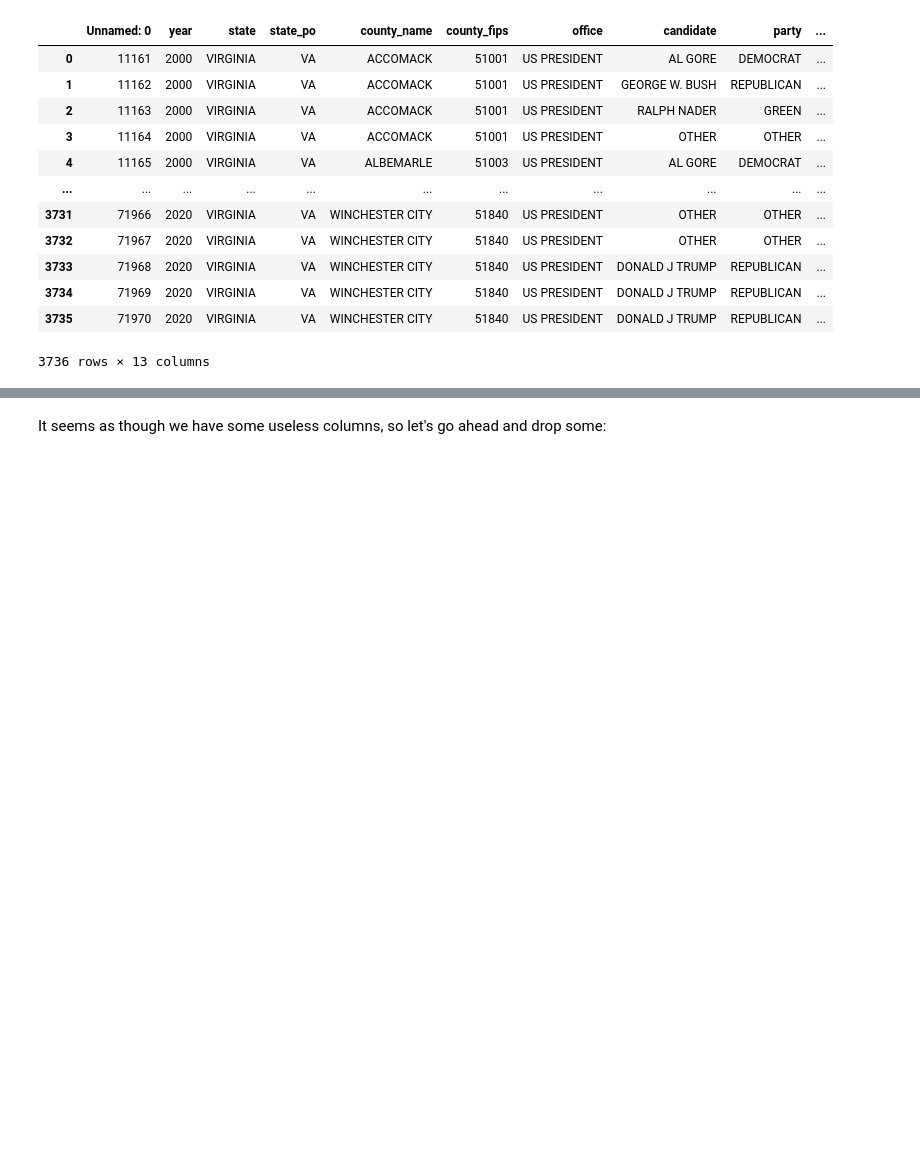
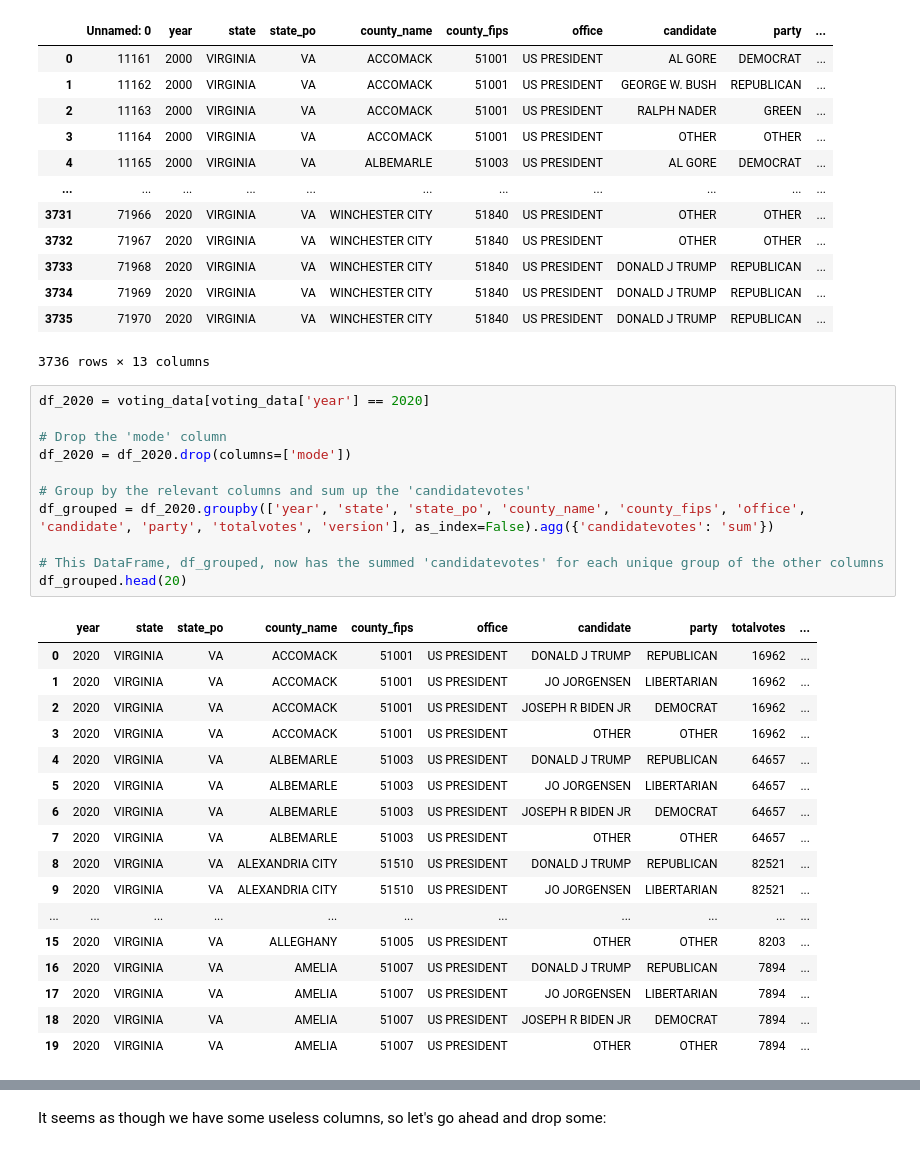
Before and after one commit to farhaniwnl/project_voting_crg3ts, a Jupyter notebook: cleaning.ipynb, the cells around one changed output, grey strips where cells are left out. Drawn from its saved outputs; the diff is of its cells as text; blank space fills up the shorter version.

```diff
--- a/cleaning.ipynb
+++ b/cleaning.ipynb
@@ -17,3 +17,32 @@ voting_data
 | 3734 | 71969 | 2020 | VIRGINIA | VA | WINCHESTER CITY | 51840 | US PRESIDENT | DONALD J TRUMP | REPUBLICAN | ... |
 | 3735 | 71970 | 2020 | VIRGINIA | VA | WINCHESTER CITY | 51840 | US PRESIDENT | DONALD J TRUMP | REPUBLICAN | ... |
 3736 rows × 13 columns
+# %%
+df_2020 = voting_data[voting_data['year'] == 2020]
+
+# Drop the 'mode' column
+df_2020 = df_2020.drop(columns=['mode'])
+
+# Group by the relevant columns and sum up the 'candidatevotes'
+df_grouped = df_2020.groupby(['year', 'state', 'state_po', 'county_name', 'county_fips', 'office', 'candidate', 'party', 'totalvotes', 'version'], as_index=False).agg({'candidatevotes': 'sum'})
+
+# This DataFrame, df_grouped, now has the summed 'candidatevotes' for each unique group of the other columns
+df_grouped.head(20)
+# %% [output]
+|  | year | state | state_po | county_name | county_fips | office | candidate | party | totalvotes | ... |
+| 0 | 2020 | VIRGINIA | VA | ACCOMACK | 51001 | US PRESIDENT | DONALD J TRUMP | REPUBLICAN | 16962 | ... |
+| 1 | 2020 | VIRGINIA | VA | ACCOMACK | 51001 | US PRESIDENT | JO JORGENSEN | LIBERTARIAN | 16962 | ... |
+| 2 | 2020 | VIRGINIA | VA | ACCOMACK | 51001 | US PRESIDENT | JOSEPH R BIDEN JR | DEMOCRAT | 16962 | ... |
+| 3 | 2020 | VIRGINIA | VA | ACCOMACK | 51001 | US PRESIDENT | OTHER | OTHER | 16962 | ... |
+| 4 | 2020 | VIRGINIA | VA | ALBEMARLE | 51003 | US PRESIDENT | DONALD J TRUMP | REPUBLICAN | 64657 | ... |
+| 5 | 2020 | VIRGINIA | VA | ALBEMARLE | 51003 | US PRESIDENT | JO JORGENSEN | LIBERTARIAN | 64657 | ... |
+| 6 | 2020 | VIRGINIA | VA | ALBEMARLE | 51003 | US PRESIDENT | JOSEPH R BIDEN JR | DEMOCRAT | 64657 | ... |
+| 7 | 2020 | VIRGINIA | VA | ALBEMARLE | 51003 | US PRESIDENT | OTHER | OTHER | 64657 | ... |
+| 8 | 2020 | VIRGINIA | VA | ALEXANDRIA CITY | 51510 | US PRESIDENT | DONALD J TRUMP | REPUBLICAN | 82521 | ... |
+| 9 | 2020 | VIRGINIA | VA | ALEXANDRIA CITY | 51510 | US PRESIDENT | JO JORGENSEN | LIBERTARIAN | 82521 | ... |
+| ... | ... | ... | ... | ... | ... | ... | ... | ... | ... | ... |
+| 15 | 2020 | VIRGINIA | VA | ALLEGHANY | 51005 | US PRESIDENT | OTHER | OTHER | 8203 | ... |
+| 16 | 2020 | VIRGINIA | VA | AMELIA | 51007 | US PRESIDENT | DONALD J TRUMP | REPUBLICAN | 7894 | ... |
+| 17 | 2020 | VIRGINIA | VA | AMELIA | 51007 | US PRESIDENT | JO JORGENSEN | LIBERTARIAN | 7894 | ... |
+| 18 | 2020 | VIRGINIA | VA | AMELIA | 51007 | US PRESIDENT | JOSEPH R BIDEN JR | DEMOCRAT | 7894 | ... |
+| 19 | 2020 | VIRGINIA | VA | AMELIA | 51007 | US PRESIDENT | OTHER | OTHER | 7894 | ... |
```
Also changed, not shown: parts of 8 cells of this notebook, 4 other files.
